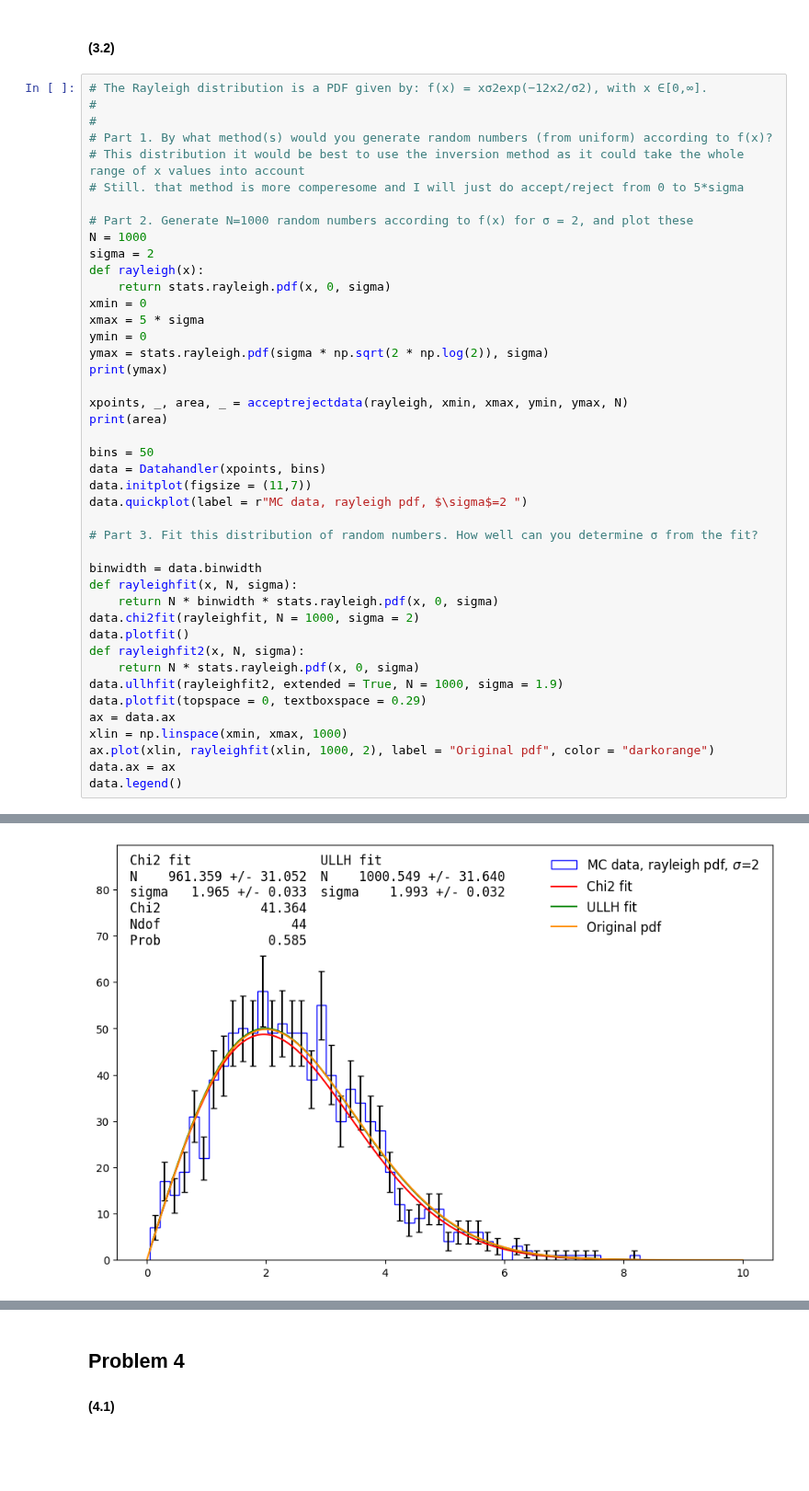
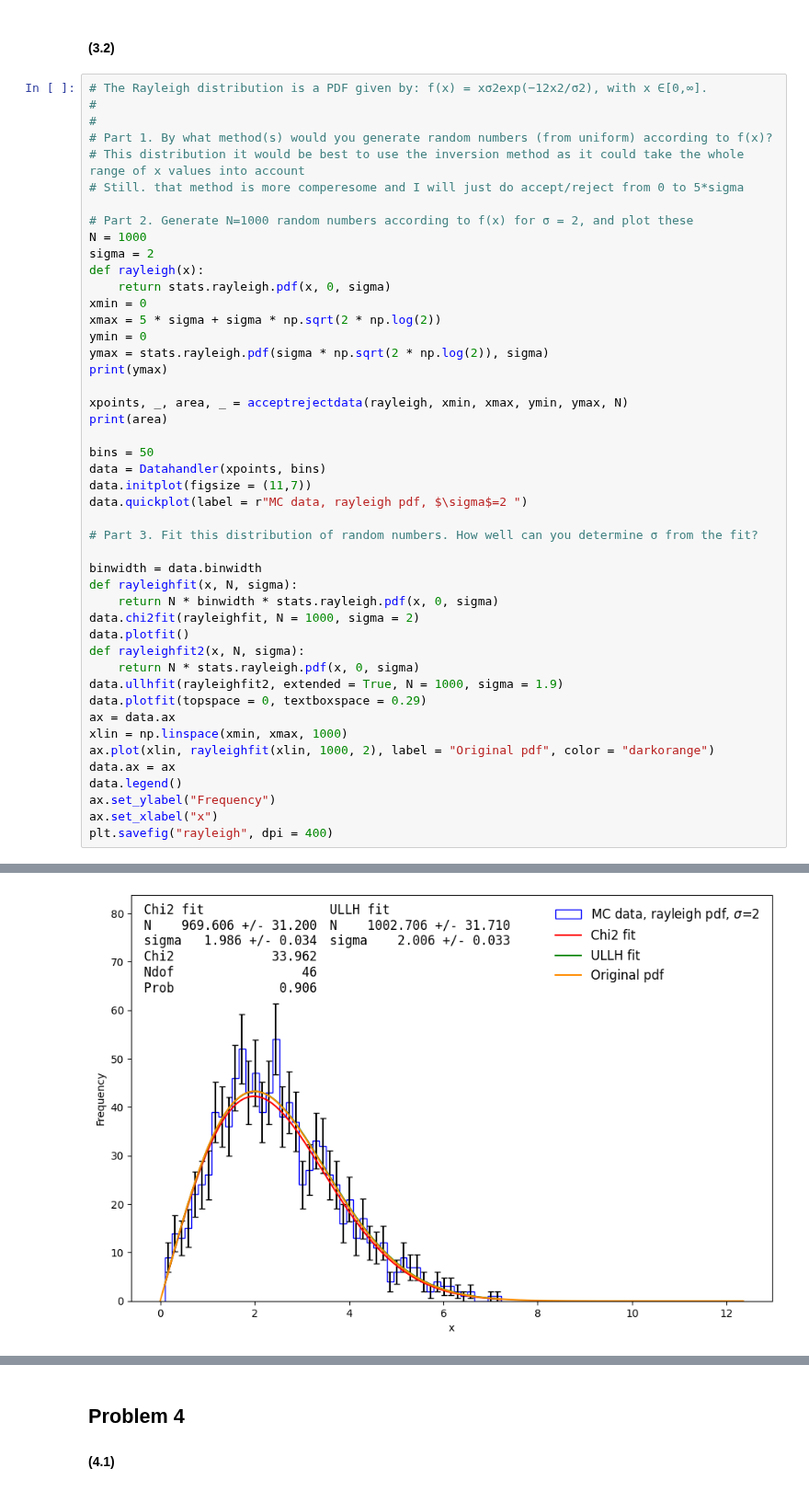
Before and after one commit to PhilKofoed/AppStat2022, a Jupyter notebook: 2022Exam/Exam2022.ipynb, the cells around one changed output, grey strips where cells are left out. Shown at 92% size. Drawn from its saved outputs; the diff is of its cells as text; blank space fills up the shorter version.

```diff
--- a/2022Exam/Exam2022.ipynb
+++ b/2022Exam/Exam2022.ipynb
@@ -494,7 +495,7 @@ sigma = 2
 def rayleigh(x):
     return stats.rayleigh.pdf(x, 0, sigma)
 xmin = 0
-xmax = 5 * sigma
+xmax = 5 * sigma + sigma * np.sqrt(2 * np.log(2))
 ymin = 0
 ymax = stats.rayleigh.pdf(sigma * np.sqrt(2 * np.log(2)), sigma)
 print(ymax)
@@ -523,5 +524,8 @@ xlin = np.linspace(xmin, xmax, 1000)
 ax.plot(xlin, rayleighfit(xlin, 1000, 2), label = "Original pdf", color = "darkorange")
 data.ax = ax
 data.legend()
+ax.set_ylabel("Frequency")
+ax.set_xlabel("x")
+plt.savefig("rayleigh", dpi = 400)
 # %% [output]
 0.33317307955182246
@@ -529,4 +533,4 @@ data.legend()
-[figure, old version]
+[figure, new version]
 # %%
 # Part 4
 # I did both chi2 and ullh for the one sample, but will just do chi2 for the many samples
```
Also changed, not shown: parts of 7 cells of this notebook, 15 other files.
